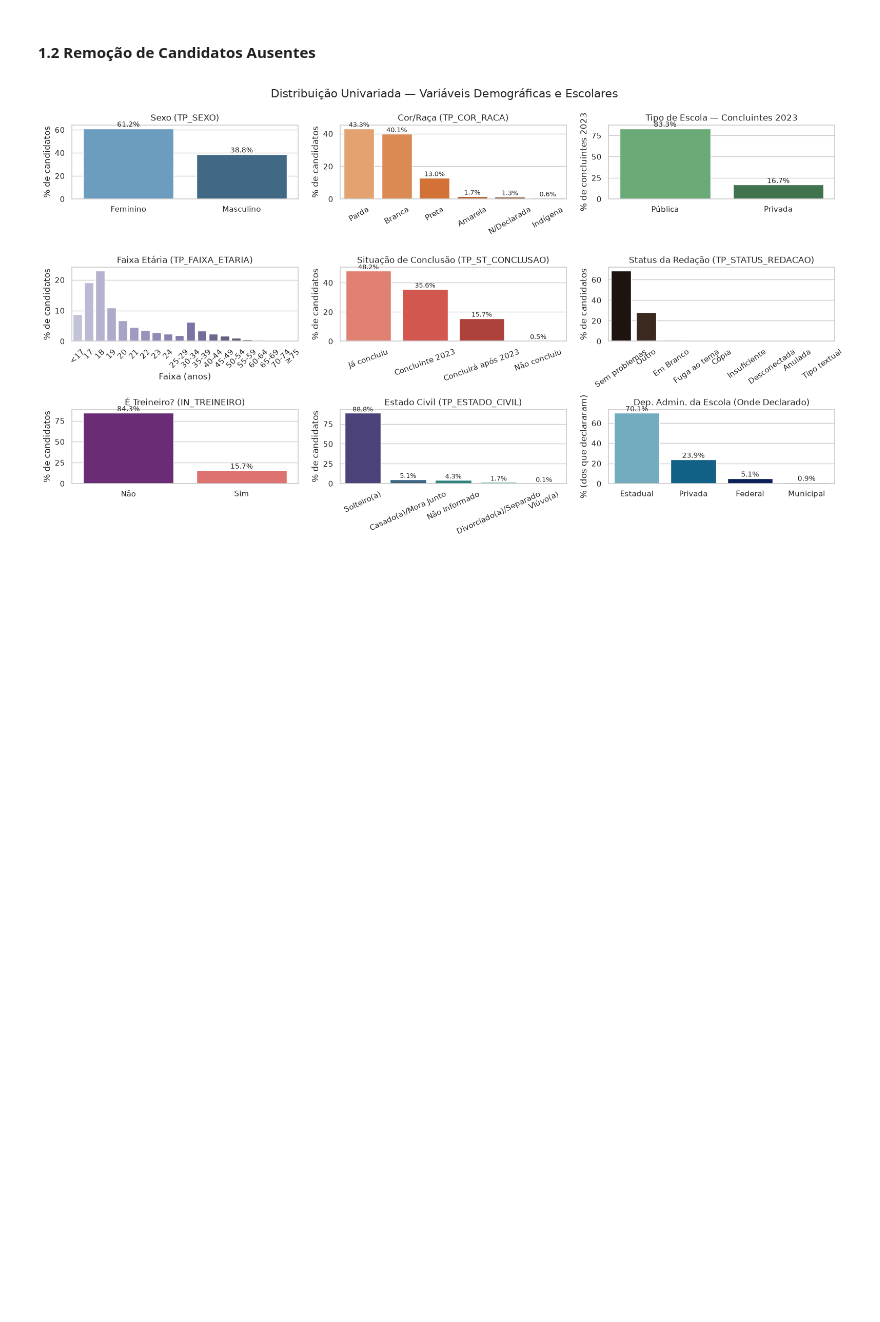
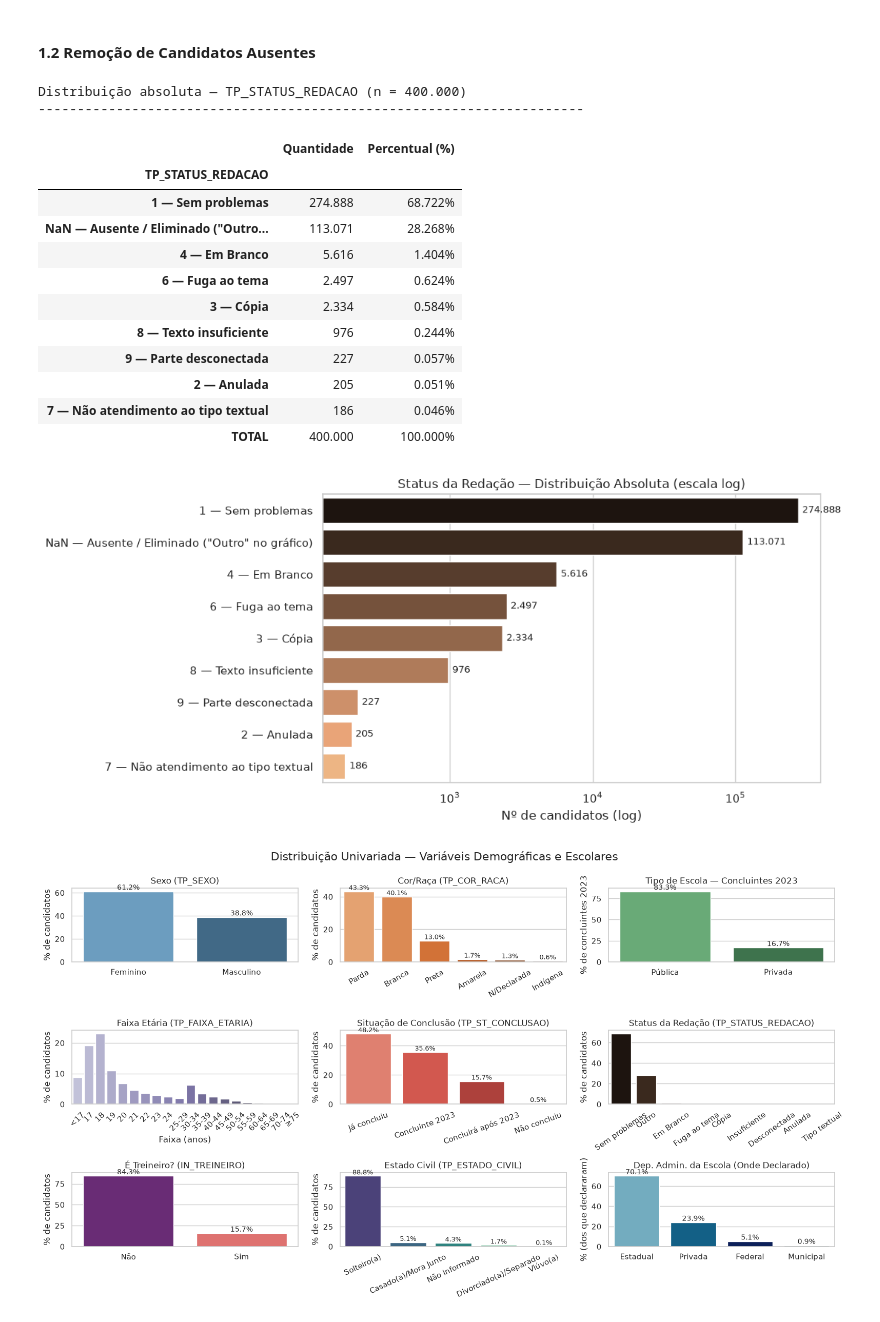
Before and after one commit to Prof-Saulo-Santos/mba-tcc-enem, a Jupyter notebook: notebooks/02_eda.ipynb, the cells around one changed output. Drawn from its saved outputs; the diff is of its cells as text; code cells hidden in the pictures; blank space fills up the shorter version.

```diff
--- a/notebooks/02_eda.ipynb
+++ b/notebooks/02_eda.ipynb
@@ -405,6 +405,65 @@ Para garantir a viabilidade computacional, optou-se por extrair uma amostra alea
 Fonte do repositorio digital: https://riep.inep.gov.br/items/85756e3a-4aa2-46d9-ae86-158ba6de0bae
 # %% [markdown]
 #### 1.2 Remoção de Candidatos Ausentes
+# %%
+# ── Distribuição absoluta de TP_STATUS_REDACAO (mesmo df do gráfico univariado) ──
+labels_red_abs = {
+    1: '1 — Sem problemas',
+    2: '2 — Anulada',
+    3: '3 — Cópia',
+    4: '4 — Em Branco',
+    6: '6 — Fuga ao tema',
+    7: '7 — Não atendimento ao tipo textual',
+    8: '8 — Texto insuficiente',
+    9: '9 — Parte desconectada',
+}
+
+contagem = df['TP_STATUS_REDACAO'].value_counts(dropna=False)
+percent  = df['TP_STATUS_REDACAO'].value_counts(normalize=True, dropna=False) * 100
+
+tab_status = pd.DataFrame({'Quantidade': contagem, 'Percentual (%)': percent.round(3)})
+tab_status.index = tab_status.index.map(labels_red_abs).fillna('NaN — Ausente / Eliminado ("Outro" no gráfico)')
+tab_status.index.name = 'TP_STATUS_REDACAO'
+tab_status = tab_status.sort_values('Quantidade', ascending=False)
+
+# Linha de total
+tab_status.loc['TOTAL'] = [tab_status['Quantidade'].sum(), tab_status['Percentual (%)'].sum().round(1)]
+
+print(f"Distribuição absoluta — TP_STATUS_REDACAO (n = {len(df):,})".replace(',', '.'))
+print('-' * 70)
+display(tab_status.style.format({'Quantidade': lambda x: f'{x:,.0f}'.replace(',', '.'),
+                                 'Percentual (%)': '{:.3f}%'}))
+
+# ── Gráfico em valores absolutos (escala log para enxergar as categorias raras) ──
+plot_df = tab_status.drop('TOTAL')
+fig, ax = plt.subplots(figsize=(11, 5))
+sns.barplot(x=plot_df['Quantidade'], y=plot_df.index, ax=ax, palette='copper', orient='h')
+ax.set_xscale('log')
+ax.set_title('Status da Redação — Distribuição Absoluta (escala log)')
+ax.set_xlabel('Nº de candidatos (log)')
+ax.set_ylabel('')
+for p, v in zip(ax.patches, plot_df['Quantidade']):
+    ax.annotate(f'{v:,.0f}'.replace(',', '.'),
+                (p.get_width(), p.get_y() + p.get_height() / 2),
+                xytext=(4, 0), textcoords='offset points', va='center', fontsize=9)
+plt.tight_layout()
+plt.show()
+# %% [output]
+Distribuição absoluta — TP_STATUS_REDACAO (n = 400.000)
+----------------------------------------------------------------------
+|  | Quantidade | Percentual (%) |
+| TP_STATUS_REDACAO |  |  |
+| 1 — Sem problemas | 274.888 | 68.722% |
+| NaN — Ausente / Eliminado ("Outro... | 113.071 | 28.268% |
+| 4 — Em Branco | 5.616 | 1.404% |
+| 6 — Fuga ao tema | 2.497 | 0.624% |
+| 3 — Cópia | 2.334 | 0.584% |
+| 8 — Texto insuficiente | 976 | 0.244% |
+| 9 — Parte desconectada | 227 | 0.057% |
+| 2 — Anulada | 205 | 0.051% |
+| 7 — Não atendimento ao tipo textual | 186 | 0.046% |
+| TOTAL | 400.000 | 100.000% |
+[figure, added]
 # %%
 variaveis_demograficas_escolares()
 # %% [output]
```
Also changed, not shown: parts of 12 cells of this notebook, 1 other file.
